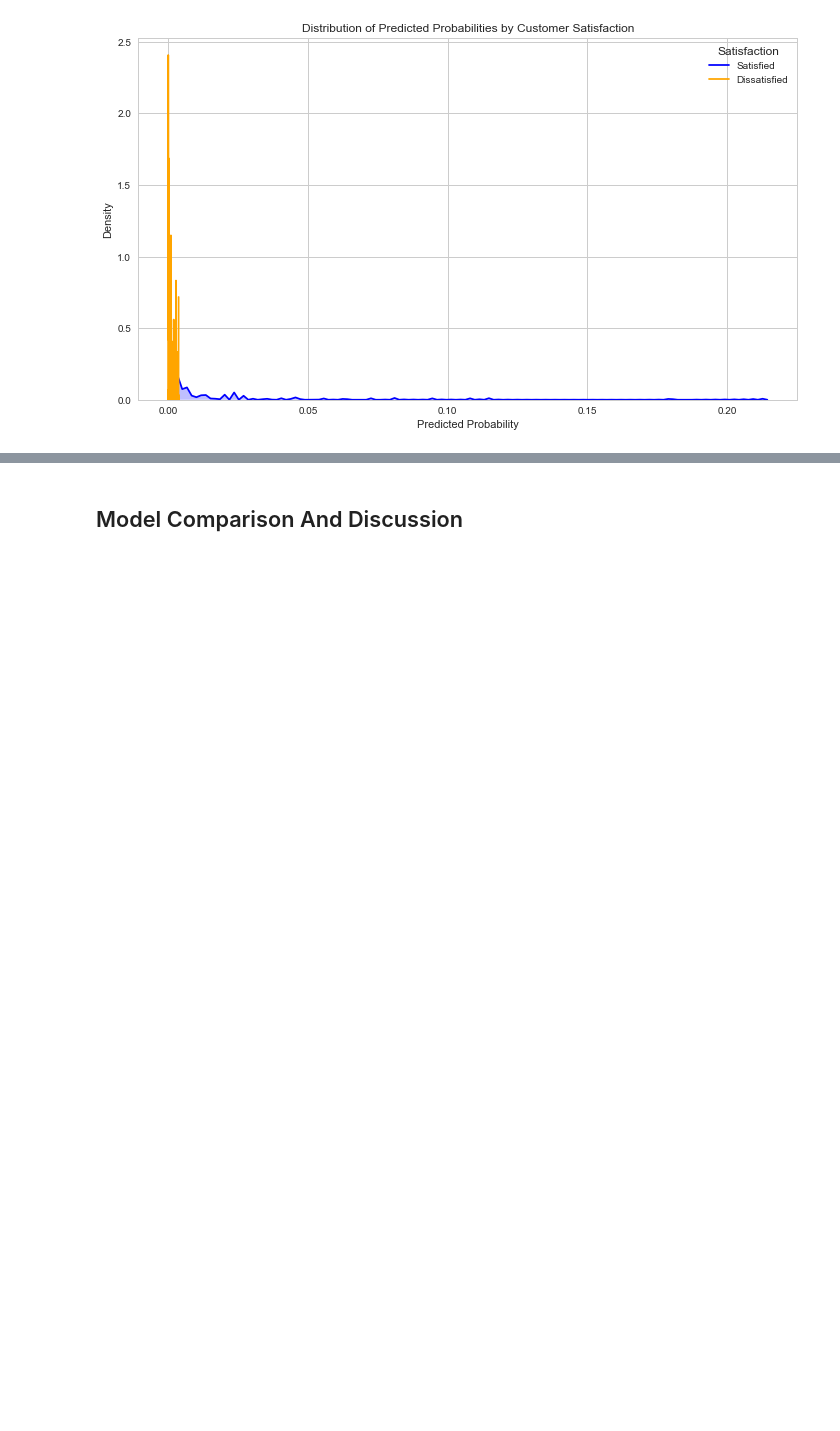
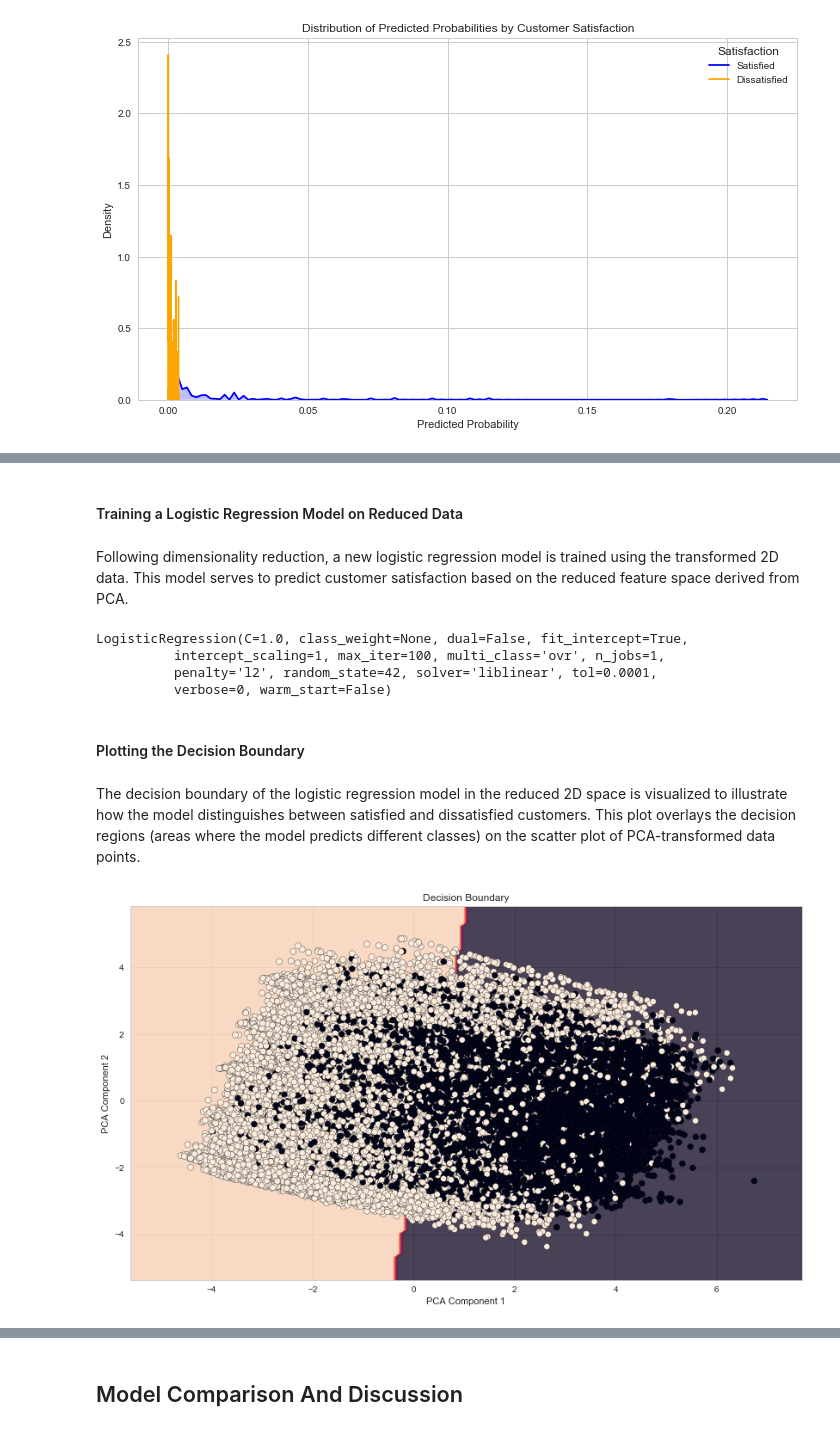
Before and after one commit to KohJJ820/MLIsFun, a Jupyter notebook: 4_LabEnhancement_LogisticRegression/4_LogisticRegression.ipynb, the cells around one changed output, grey strips where cells are left out. Saved outputs shown, nothing was run; the diff lists cells and outputs as text; code cells hidden in the pictures; blank space fills up the shorter version.

Commit message:
Logistic Regression update

```diff
--- a/4_LabEnhancement_LogisticRegression/4_LogisticRegression.ipynb
+++ b/4_LabEnhancement_LogisticRegression/4_LogisticRegression.ipynb
@@ -423,0 +408,41 @@ plt.show()
+# %% [markdown]
+#### Training a Logistic Regression Model on Reduced Data
+# %% [markdown]
+Following dimensionality reduction, a new logistic regression model is trained using the transformed 2D data. This model serves to predict customer satisfaction based on the reduced feature space derived from PCA.
+# %%
+from sklearn.linear_model import LogisticRegression
+
+# Train a new model on the reduced data
+model_2d = LogisticRegression(solver='liblinear', random_state=42)
+model_2d.fit(X_train_2d, y_train)
+# %% [output]
+LogisticRegression(C=1.0, class_weight=None, dual=False, fit_intercept=True,
+          intercept_scaling=1, max_iter=100, multi_class='ovr', n_jobs=1,
+          penalty='l2', random_state=42, solver='liblinear', tol=0.0001,
+          verbose=0, warm_start=False)
+# %% [markdown]
+#### Plotting the Decision Boundary
+# %% [markdown]
+The decision boundary of the logistic regression model in the reduced 2D space is visualized to illustrate how the model distinguishes between satisfied and dissatisfied customers. This plot overlays the decision regions (areas where the model predicts different classes) on the scatter plot of PCA-transformed data points.
+# %%
+import numpy as np
+import matplotlib.pyplot as plt
+
+# Plot decision boundary
+def plot_decision_boundary(X, y, model):
+    x_min, x_max = X[:, 0].min() - 1, X[:, 0].max() + 1
+    y_min, y_max = X[:, 1].min() - 1, X[:, 1].max() + 1
+    xx, yy = np.meshgrid(np.arange(x_min, x_max, 0.1),
+                         np.arange(y_min, y_max, 0.1))
+    Z = model.predict(np.c_[xx.ravel(), yy.ravel()])
+    Z = Z.reshape(xx.shape)
+    plt.contourf(xx, yy, Z, alpha=0.8)
+    plt.scatter(X[:, 0], X[:, 1], c=y, edgecolor='k', marker='o')
+    plt.xlabel('PCA Component 1')
+    plt.ylabel('PCA Component 2')
+    plt.title('Decision Boundary')
+    plt.show()
+
+plot_decision_boundary(X_train_2d, y_train, model_2d)
+# %% [output]
+[figure, added]
```
Also changed, not shown: parts of 26 cells of this notebook.
